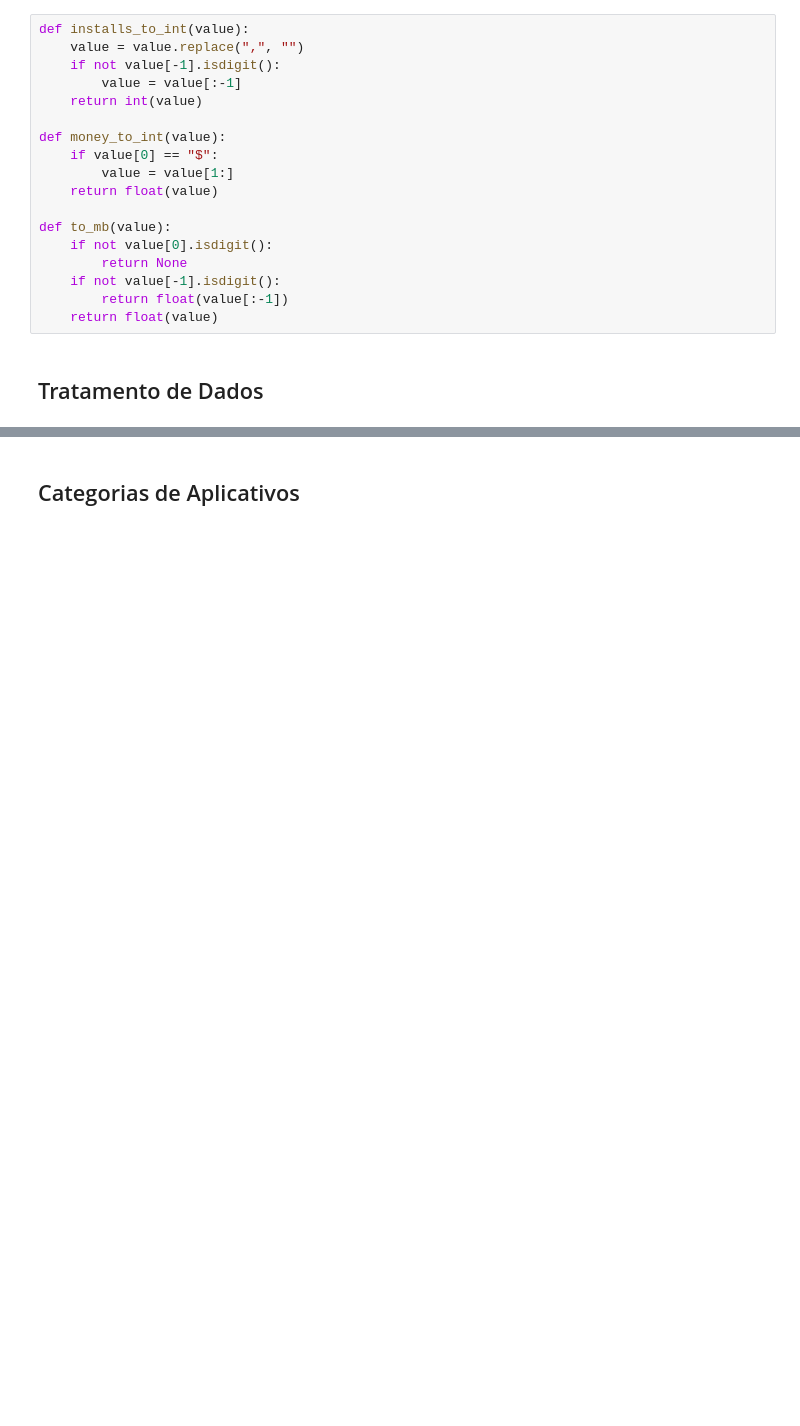
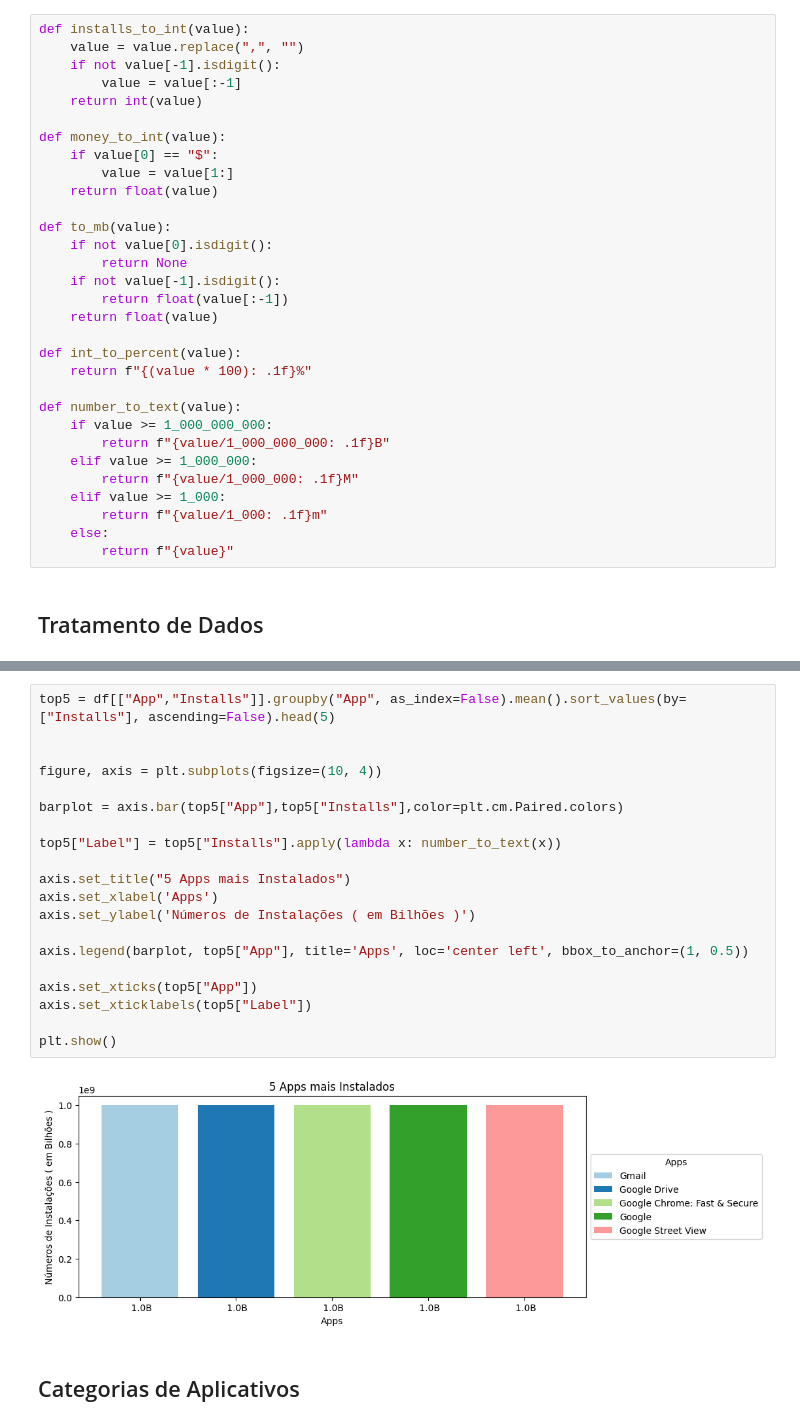
Before and after one commit to YuzuruTK/private-pb-gabriel, a Jupyter notebook: Sprint 3/Desafio/challenge.ipynb, the cells around one changed output, grey strips where cells are left out. Drawn from its saved outputs; the diff is of its cells as text; blank space fills up the shorter version.

Commit message:
Charts now are more readable

```diff
--- a/Sprint 3/Desafio/challenge.ipynb
+++ b/Sprint 3/Desafio/challenge.ipynb
@@ -25,6 +25,19 @@ def to_mb(value):
     if not value[-1].isdigit():
         return float(value[:-1])
     return float(value)
+
+def int_to_percent(value):
+    return f"{(value * 100): .1f}%"
+
+def number_to_text(value):
+    if value >= 1_000_000_000:
+        return f"{value/1_000_000_000: .1f}B"
+    elif value >= 1_000_000:
+        return f"{value/1_000_000: .1f}M"
+    elif value >= 1_000:
+        return f"{value/1_000: .1f}m"
+    else:
+        return f"{value}"
 # %% [markdown]
 ## Tratamento de Dados
 # %%
@@ -57,2 +62,24 @@ plt.show()
+# %%
+top5 = df[["App","Installs"]].groupby("App", as_index=False).mean().sort_values(by=["Installs"], ascending=False).head(5)
+
+
+figure, axis = plt.subplots(figsize=(10, 4))
+
+barplot = axis.bar(top5["App"],top5["Installs"],color=plt.cm.Paired.colors)
+
+top5["Label"] = top5["Installs"].apply(lambda x: number_to_text(x))
+
+axis.set_title("5 Apps mais Instalados")
+axis.set_xlabel('Apps')
+axis.set_ylabel('Números de Instalações ( em Bilhões )')
+
+axis.legend(barplot, top5["App"], title='Apps', loc='center left', bbox_to_anchor=(1, 0.5))
+
+axis.set_xticks(top5["App"])
+axis.set_xticklabels(top5["Label"])
+
+plt.show()
+# %% [output]
+[figure, added]
 # %% [markdown]
 ## Categorias de Aplicativos
```
Also changed, not shown: parts of 15 cells of this notebook.
